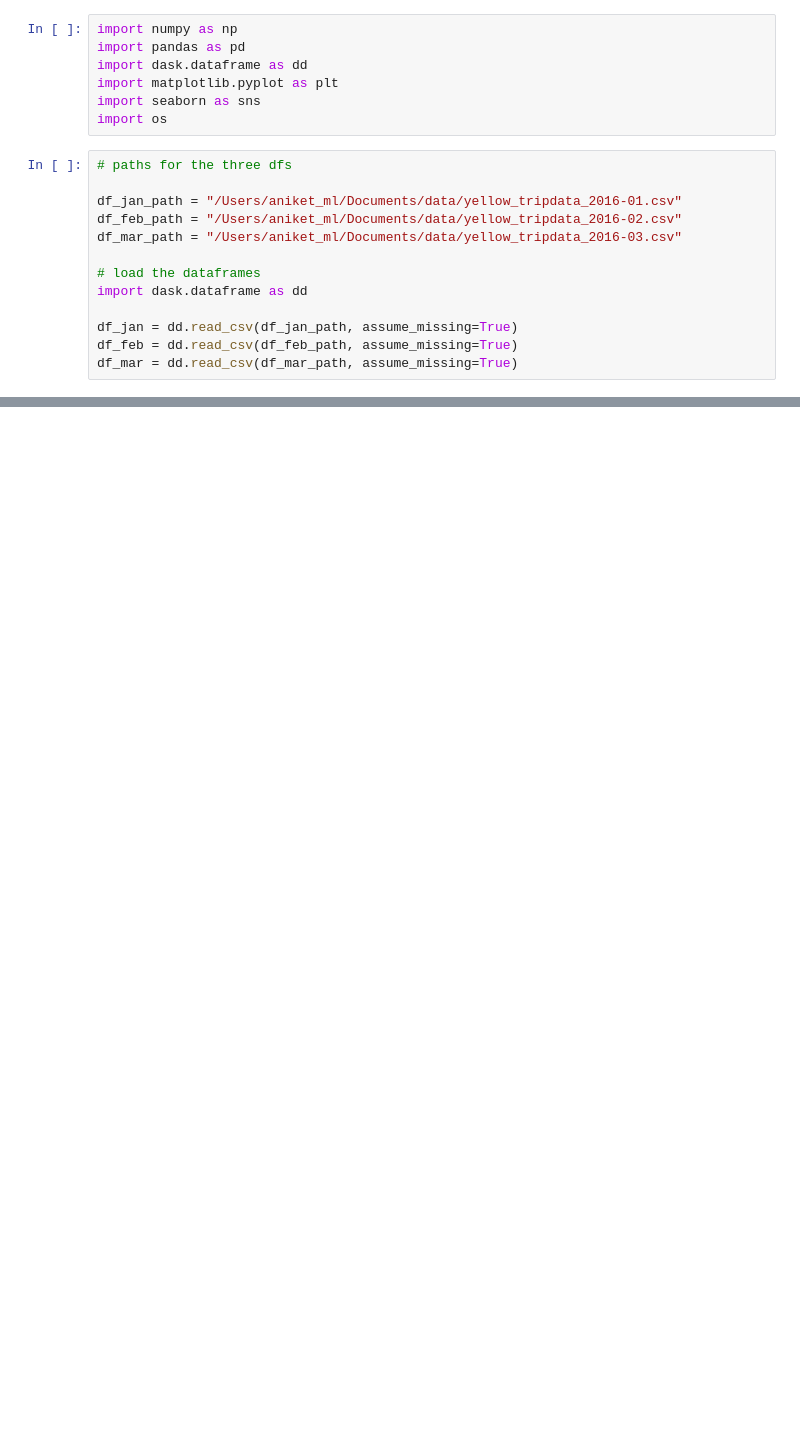
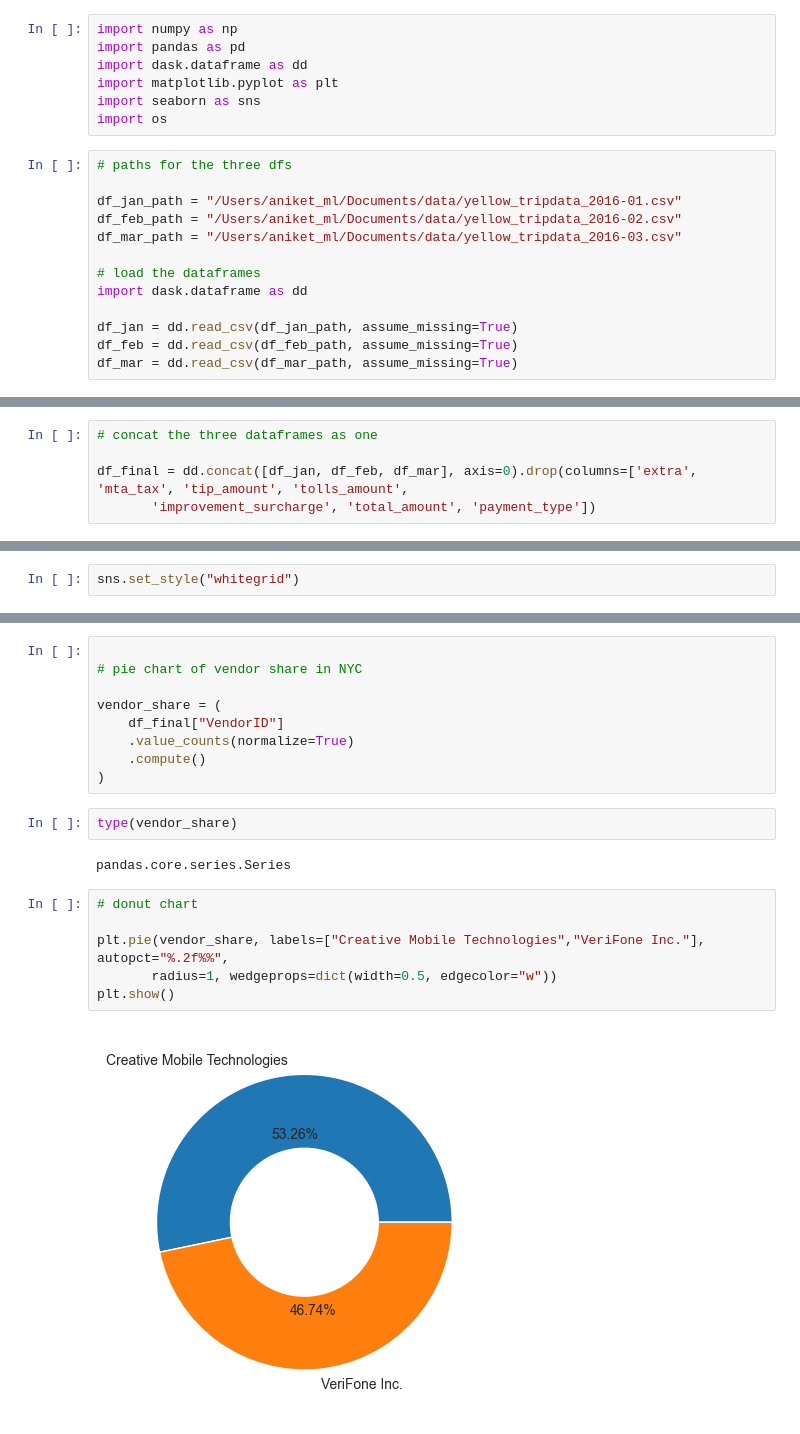
Before and after one commit to iamaniket0/UberPrediction, a Jupyter notebook: notebooks/EDA-demand-prediction.ipynb, the cells around one changed output, grey strips where cells are left out. Cells and saved outputs as stored; diff of their text form; blank space fills up the shorter version.

```diff
--- a/notebooks/EDA-demand-prediction.ipynb
+++ b/notebooks/EDA-demand-prediction.ipynb
@@ -47,0 +53,5 @@ RuntimeError: No visualization engine detected, please install graphviz or ipycy
+# %%
+# concat the three dataframes as one
+
+df_final = dd.concat([df_jan, df_feb, df_mar], axis=0).drop(columns=['extra', 'mta_tax', 'tip_amount', 'tolls_amount',
+       'improvement_surcharge', 'total_amount', 'payment_type'])
@@ -47,0 +143,2 @@ RuntimeError: No visualization engine detected, please install graphviz or ipycy
+# %%
+sns.set_style("whitegrid")
@@ -47,0 +164,21 @@ RuntimeError: No visualization engine detected, please install graphviz or ipycy
+# %%
+
+# pie chart of vendor share in NYC
+
+vendor_share = (
+    df_final["VendorID"]
+    .value_counts(normalize=True)
+    .compute()
+)
+# %%
+type(vendor_share)
+# %% [output]
+pandas.core.series.Series
+# %%
+# donut chart
+
+plt.pie(vendor_share, labels=["Creative Mobile Technologies","VeriFone Inc."], autopct="%.2f%%",
+       radius=1, wedgeprops=dict(width=0.5, edgecolor="w"))
+plt.show()
+# %% [output]
+[figure, added]
```
Also changed, not shown: parts of 49 cells of this notebook.
